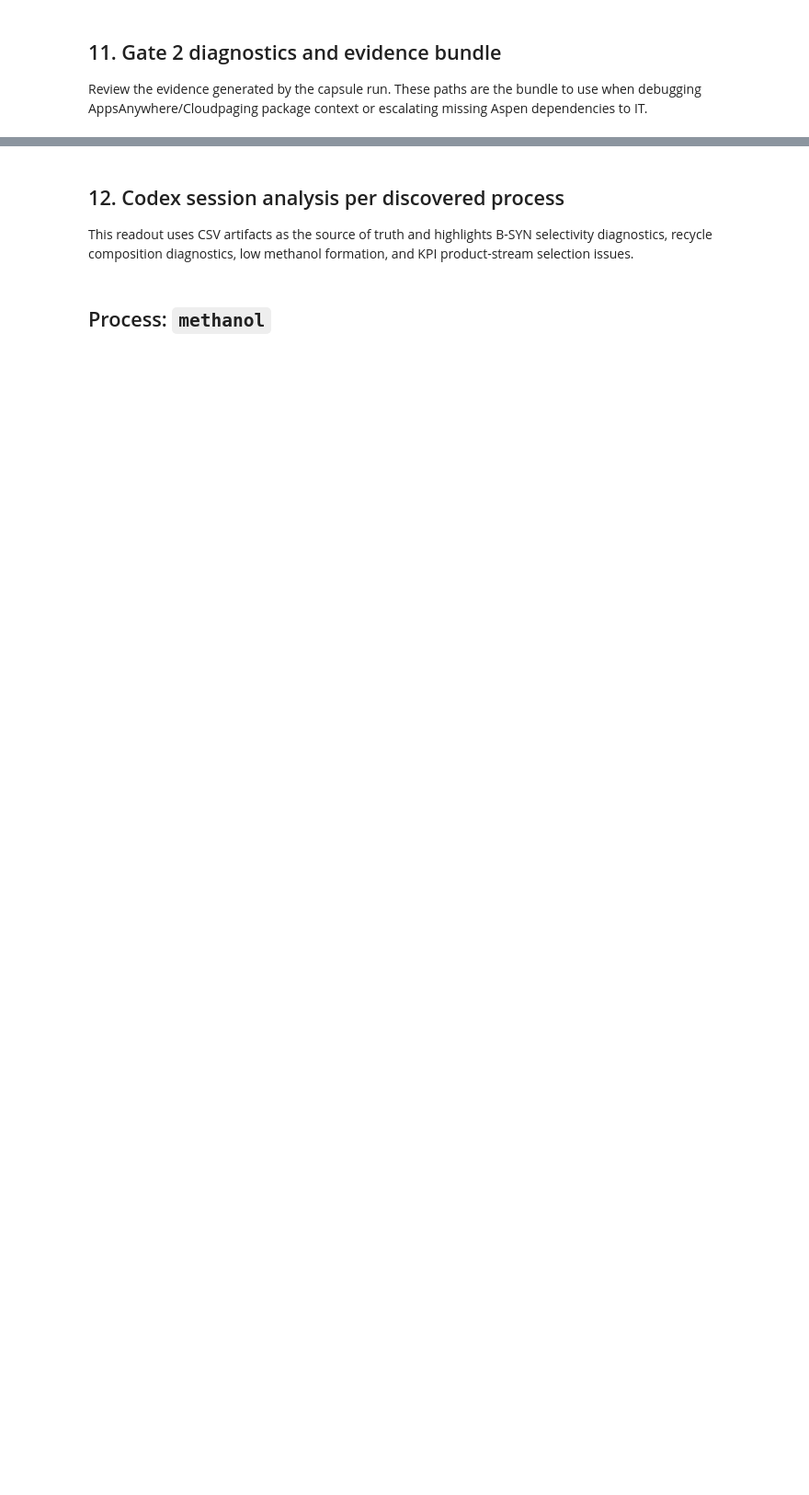
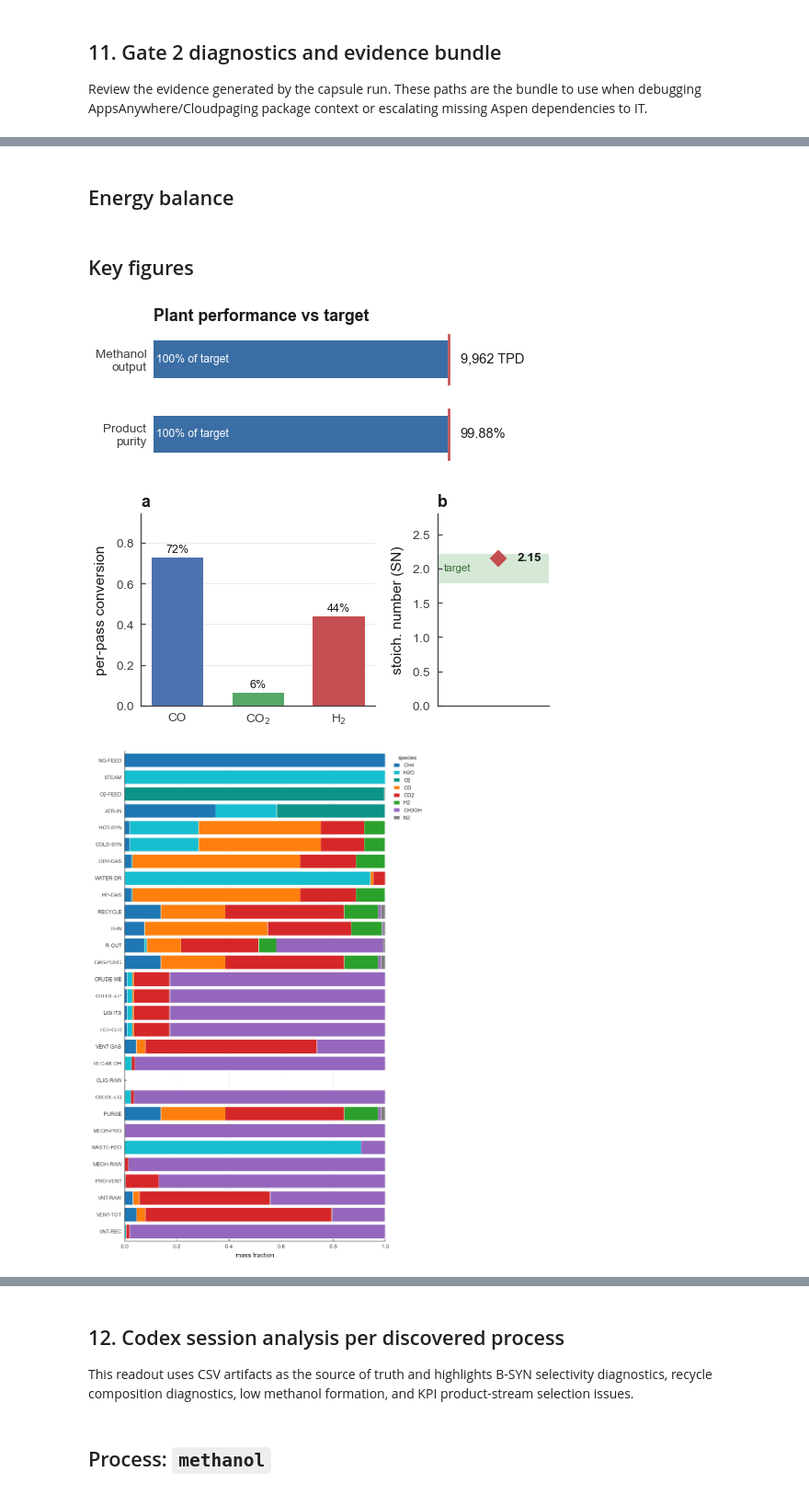
Before and after one commit to ADR82-DESES/ASPEN_PY, a Jupyter notebook: notebooks/methanol_example_runner.ipynb, the cells around one changed output, grey strips where cells are left out. Shown at 92% size. Cells and saved outputs as stored; diff of their text form; code cells hidden in the pictures; blank space fills up the shorter version.

```diff
--- a/notebooks/methanol_example_runner.ipynb
+++ b/notebooks/methanol_example_runner.ipynb
@@ -769,0 +774,12 @@ Stderr: C:\Users\domingueza\ASPEN_PY\process_runs\batch_first_capsule\methanol\r
+# %%
+from aspen_automation import display_dashboard
+
+if not process_results:
+    print("No process runs available for the dashboard. Run Gate 2 first.")
+else:
+    for result in process_results:
+        if result.succeeded:
+            display_dashboard(result)
+        else:
+            print(f"Skipping dashboard for {result.process_name}: status={result.status!r}")
+# %% [output]
@@ -769,0 +807,5 @@ Stderr: C:\Users\domingueza\ASPEN_PY\process_runs\batch_first_capsule\methanol\r
+## Energy balance
+## Key figures
+[figure, added]
+[figure, added]
+[figure, added]
```
Also changed, not shown: parts of 11 cells of this notebook.
